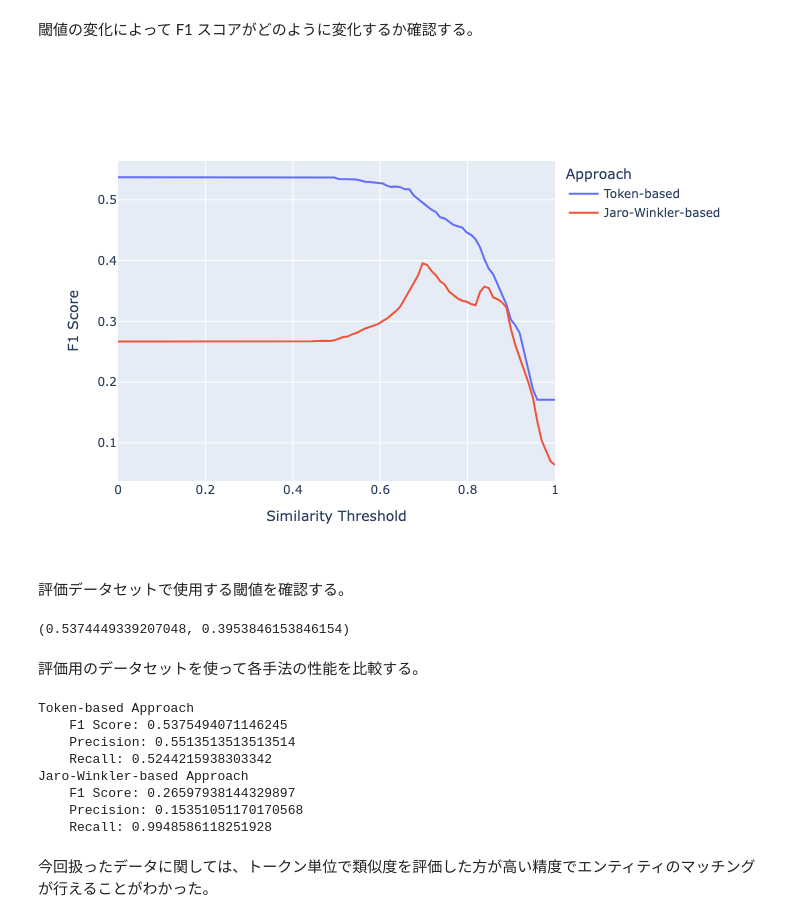
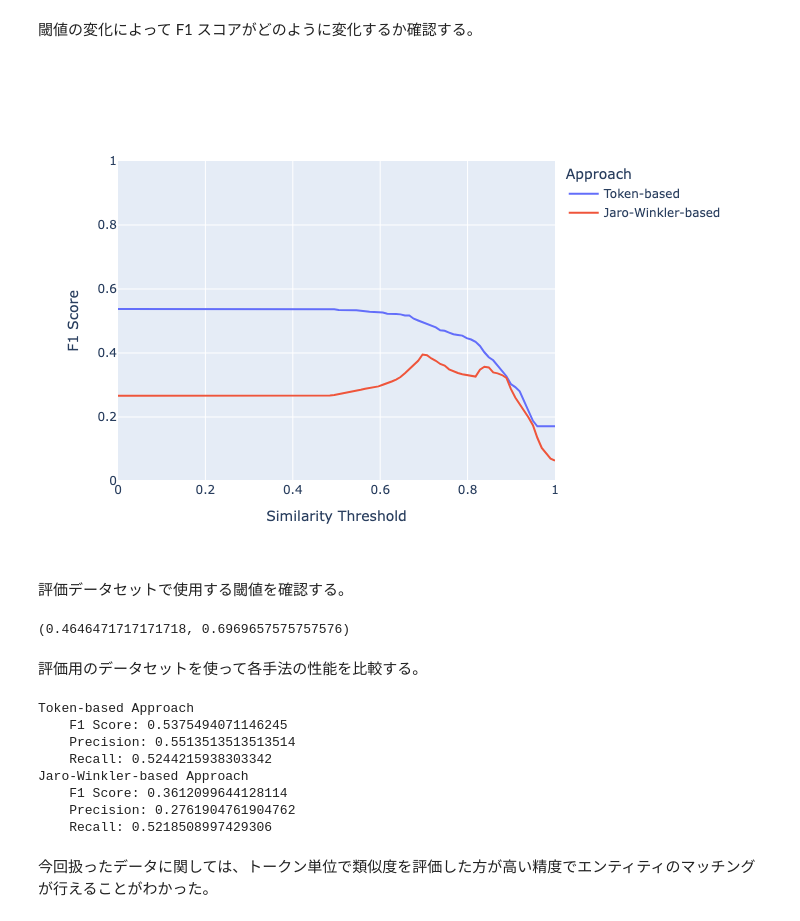
Before and after one commit to sakusaku-rich/book-building-knowledge-graphs-ja, a Jupyter notebook: appendix/amazon_google_product_entity_resolution.ipynb, the cells around one changed output. Drawn from its saved outputs; the diff is of its cells as text; code cells hidden in the pictures.

```diff
--- a/appendix/amazon_google_product_entity_resolution.ipynb
+++ b/appendix/amazon_google_product_entity_resolution.ipynb
@@ -149,52 +149,57 @@ from sklearn.metrics import f1_score, precision_score, recall_score
 ths = np.linspace(1e-5, 1.0 - 1e-5, 100)
 best_th_token_based_approach = 0.0
 best_th_jaro_winkler_based_approach = 0.0
+best_f1_token_based_approach = 0.0
+best_f1_jaro_winkler_based_approach = 0.0
 f1s_token_based_approach = []
 f1s_jaro_winkler_based_approach = []
 for th in ths:
     y_true = train_df["matching"].to_numpy()
     y_pred = (train_df["token_based_similarity"] > th).to_numpy()
     f1 = f1_score(y_true, y_pred)
-    if f1 > best_th_token_based_approach:
-        best_th_token_based_approach = f1
+    if f1 > best_f1_token_based_approach:
+        best_th_token_based_approach = th
+        best_f1_token_based_approach = f1
     f1s_token_based_approach.append(f1)
 
     y_pred = (train_df["jaro_winkler_based_similarity"] > th).to_numpy()
     f1 = f1_score(y_true, y_pred)
-    if f1 > best_th_jaro_winkler_based_approach:
-        best_th_jaro_winkler_based_approach = f1
+    if f1 > best_f1_jaro_winkler_based_approach:
+        best_th_jaro_winkler_based_approach = th
+        best_f1_jaro_winkler_based_approach = f1
     f1s_jaro_winkler_based_approach.append(f1)
 # %% [markdown]
 閾値の変化によって F1 スコアがどのように変化するか確認する。
 # %%
 import plotly.graph_objects as go
 
 fig = go.Figure()
 fig.add_trace(
     go.Scatter(x=ths, y=f1s_token_based_approach, mode="lines", name="Token-based")
 )
 fig.add_trace(
     go.Scatter(
         x=ths,
         y=f1s_jaro_winkler_based_approach,
         mode="lines",
         name="Jaro-Winkler-based",
     )
 )
 fig.update_layout(
     xaxis_title="Similarity Threshold",
     yaxis_title="F1 Score",
     legend_title="Approach",
+    yaxis=dict(range=[0, 1]),
 )
 fig.show("png")
 # %% [output]
-[figure, old version]
+[figure, new version]
 # %% [markdown]
 評価データセットで使用する閾値を確認する。
 # %%
 best_th_token_based_approach, best_th_jaro_winkler_based_approach
 # %% [output]
-(0.5374449339207048, 0.3953846153846154)
+(0.4646471717171718, 0.6969657575757576)
 # %% [markdown]
 評価用のデータセットを使って各手法の性能を比較する。
 # %%
@@ -218,8 +223,8 @@ Token-based Approach
     Precision: 0.5513513513513514
     Recall: 0.5244215938303342
 Jaro-Winkler-based Approach
-    F1 Score: 0.26597938144329897
-    Precision: 0.15351051170170568
-    Recall: 0.9948586118251928
+    F1 Score: 0.3612099644128114
+    Precision: 0.2761904761904762
+    Recall: 0.5218508997429306
 # %% [markdown]
 今回扱ったデータに関しては、トークン単位で類似度を評価した方が高い精度でエンティティのマッチングが行えることがわかった。
```
